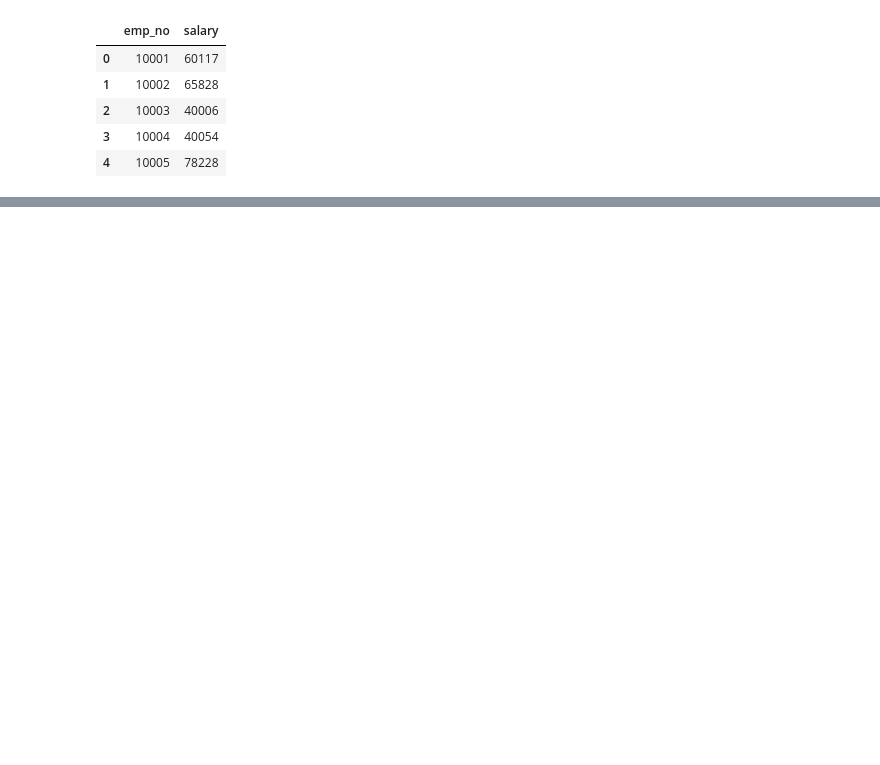
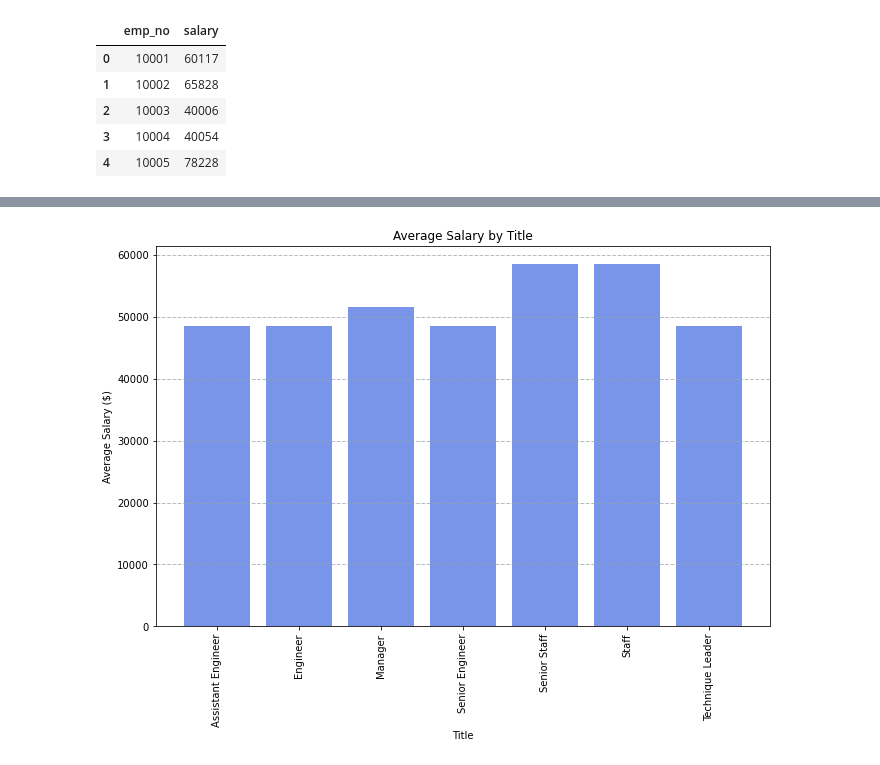
Before and after one commit to DasaSimo/sql-challenge, a Jupyter notebook: EmployeeSQL/SalarySQL.ipynb, the cells around one changed output, grey strips where cells are left out. Cells and saved outputs as stored; diff of their text form; code cells hidden in the pictures; blank space fills up the shorter version.

```diff
--- a/EmployeeSQL/SalarySQL.ipynb
+++ b/EmployeeSQL/SalarySQL.ipynb
@@ -30,0 +32,9 @@ Text(0.5, 1.0, 'Salary Distribution - Employees')
+# %%
+# average salary by title (join on emp_no, emp_title_id, title_ID from tables: employees, titles, salaries)
+avg_salary = pd.read_sql("""SELECT ROUND(AVG(salary),2) "Average Salary",title FROM employees e
+JOIN salaries s
+ON e.emp_no = s.emp_no
+JOIN titles t
+ON e.emp_title_id = t."title_ID"
+GROUP BY title""", connection)
+avg_salary
@@ -30,0 +50,14 @@ Text(0.5, 1.0, 'Salary Distribution - Employees')
+# %%
+#plot bar chart
+data_salary = avg_salary["Average Salary"]
+title = avg_salary["title"]
+plt.figure(figsize=(11,7))
+plt.xticks(range(len(data_salary)), avg_salary["title"], rotation = 90)
+plt.xlabel('Title')
+plt.ylabel('Average Salary ($)')
+plt.title('Average Salary by Title')
+plt.bar(range(len(data_salary)), data_salary, color='royalblue', alpha=0.7)
+plt.grid(color='#95a5a6', linestyle='--', linewidth=1, axis='y', alpha=0.7)
+plt.show()
+# %% [output]
+[figure, added]
```
Also changed, not shown: parts of 2 cells of this notebook, 1 other file.
